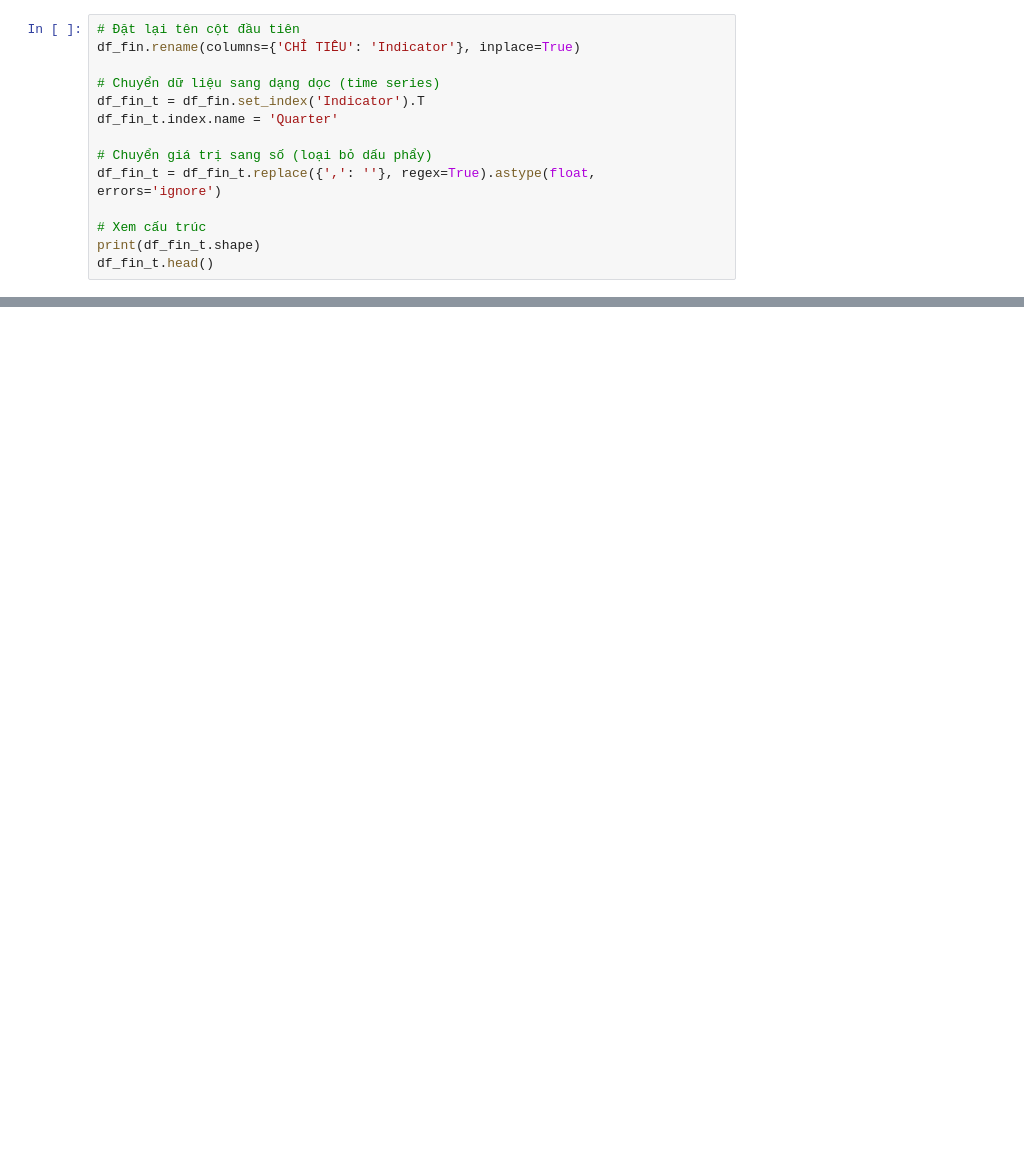
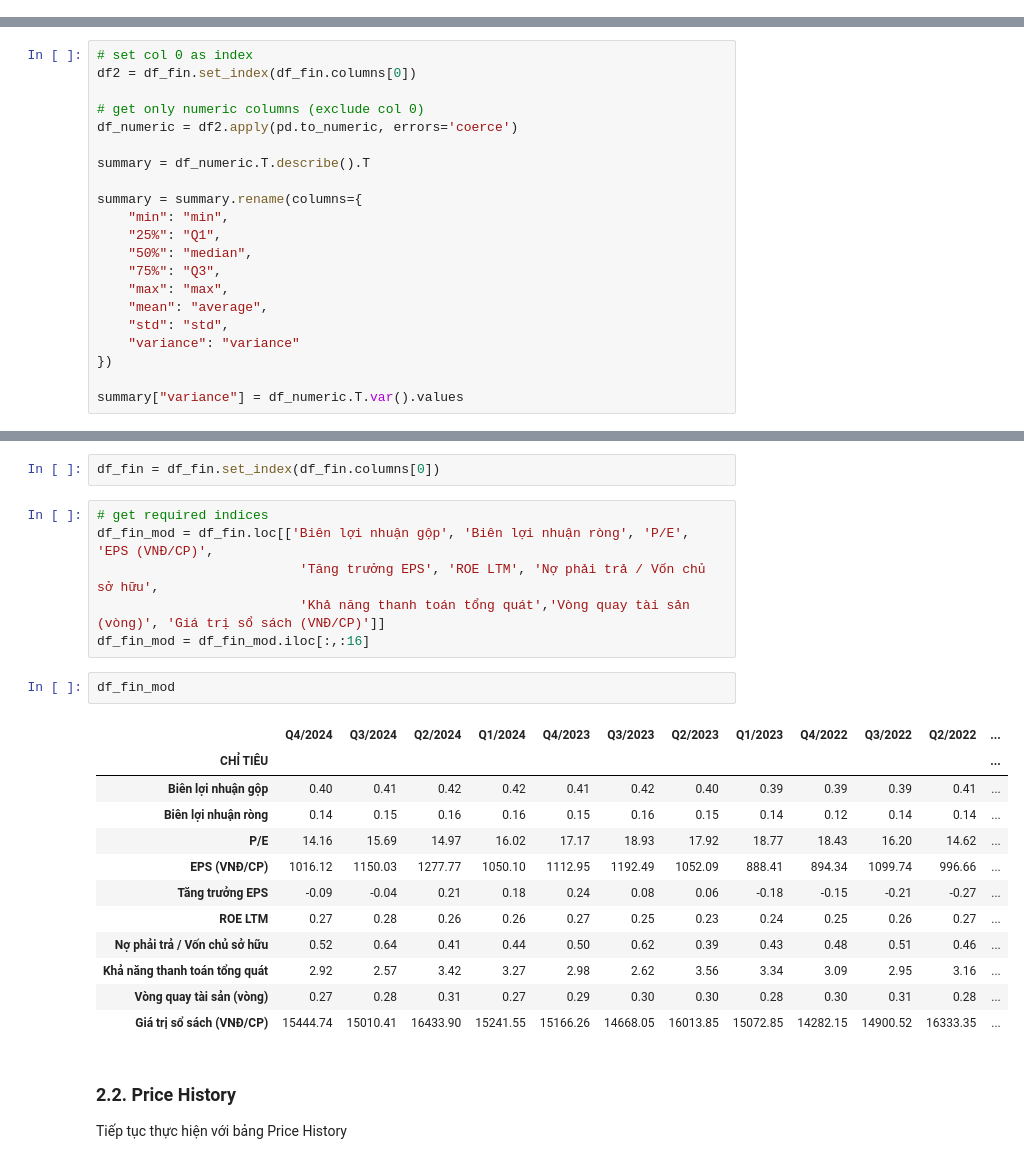
Before and after one commit to minh071289/VuonCowVN, a Jupyter notebook: DataAnalysis.ipynb, the cells around one changed output, grey strips where cells are left out. Saved outputs shown, nothing was run; the diff lists cells and outputs as text; blank space fills up the shorter version.

```diff
--- a/DataAnalysis.ipynb
+++ b/DataAnalysis.ipynb
@@ -91,14 +83,0 @@ print(df_fin.head(12))
-# %%
-# Đặt lại tên cột đầu tiên
-df_fin.rename(columns={'CHỈ TIÊU': 'Indicator'}, inplace=True)
-
-# Chuyển dữ liệu sang dạng dọc (time series)
-df_fin_t = df_fin.set_index('Indicator').T
-df_fin_t.index.name = 'Quarter'
-
-# Chuyển giá trị sang số (loại bỏ dấu phẩy)
-df_fin_t = df_fin_t.replace({',': ''}, regex=True).astype(float, errors='ignore')
-
-# Xem cấu trúc
-print(df_fin_t.shape)
-df_fin_t.head()
@@ -114,0 +94,21 @@ df_fin_t.head()
+# %%
+# set col 0 as index
+df2 = df_fin.set_index(df_fin.columns[0])
+
+# get only numeric columns (exclude col 0)
+df_numeric = df2.apply(pd.to_numeric, errors='coerce')
+
+summary = df_numeric.T.describe().T
+
+summary = summary.rename(columns={
+    "min": "min",
+    "25%": "Q1",
+    "50%": "median",
+    "75%": "Q3",
+    "max": "max",
+    "mean": "average",
+    "std": "std",
+    "variance": "variance"
+})
+
+summary["variance"] = df_numeric.T.var().values
@@ -114,0 +247,26 @@ df_fin_t.head()
+# %%
+df_fin = df_fin.set_index(df_fin.columns[0])
+# %%
+# get required indices
+df_fin_mod = df_fin.loc[['Biên lợi nhuận gộp', 'Biên lợi nhuận ròng', 'P/E', 'EPS (VNĐ/CP)',
+                          'Tăng trưởng EPS', 'ROE LTM', 'Nợ phải trả / Vốn chủ sở hữu',
+                          'Khả năng thanh toán tổng quát','Vòng quay tài sản (vòng)', 'Giá trị sổ sách (VNĐ/CP)']]
+df_fin_mod = df_fin_mod.iloc[:,:16]
+# %%
+df_fin_mod
+# %% [output]
+|  | Q4/2024 | Q3/2024 | Q2/2024 | Q1/2024 | Q4/2023 | Q3/2023 | Q2/2023 | Q1/2023 | Q4/2022 | Q3/2022 | Q2/2022 | ... |
+| CHỈ TIÊU |  |  |  |  |  |  |  |  |  |  |  | ... |
+| Biên lợi nhuận gộp | 0.40 | 0.41 | 0.42 | 0.42 | 0.41 | 0.42 | 0.40 | 0.39 | 0.39 | 0.39 | 0.41 | ... |
+| Biên lợi nhuận ròng | 0.14 | 0.15 | 0.16 | 0.16 | 0.15 | 0.16 | 0.15 | 0.14 | 0.12 | 0.14 | 0.14 | ... |
+| P/E | 14.16 | 15.69 | 14.97 | 16.02 | 17.17 | 18.93 | 17.92 | 18.77 | 18.43 | 16.20 | 14.62 | ... |
+| EPS (VNĐ/CP) | 1016.12 | 1150.03 | 1277.77 | 1050.10 | 1112.95 | 1192.49 | 1052.09 | 888.41 | 894.34 | 1099.74 | 996.66 | ... |
+| Tăng trưởng EPS | -0.09 | -0.04 | 0.21 | 0.18 | 0.24 | 0.08 | 0.06 | -0.18 | -0.15 | -0.21 | -0.27 | ... |
+| ROE LTM | 0.27 | 0.28 | 0.26 | 0.26 | 0.27 | 0.25 | 0.23 | 0.24 | 0.25 | 0.26 | 0.27 | ... |
+| Nợ phải trả / Vốn chủ sở hữu | 0.52 | 0.64 | 0.41 | 0.44 | 0.50 | 0.62 | 0.39 | 0.43 | 0.48 | 0.51 | 0.46 | ... |
+| Khả năng thanh toán tổng quát | 2.92 | 2.57 | 3.42 | 3.27 | 2.98 | 2.62 | 3.56 | 3.34 | 3.09 | 2.95 | 3.16 | ... |
+| Vòng quay tài sản (vòng) | 0.27 | 0.28 | 0.31 | 0.27 | 0.29 | 0.30 | 0.30 | 0.28 | 0.30 | 0.31 | 0.28 | ... |
+| Giá trị sổ sách (VNĐ/CP) | 15444.74 | 15010.41 | 16433.90 | 15241.55 | 15166.26 | 14668.05 | 16013.85 | 15072.85 | 14282.15 | 14900.52 | 16333.35 | ... |
+# %% [markdown]
+### 2.2. Price History
+Tiếp tục thực hiện với bảng Price History
```
Also changed, not shown: parts of 39 cells of this notebook, 1 other file.
